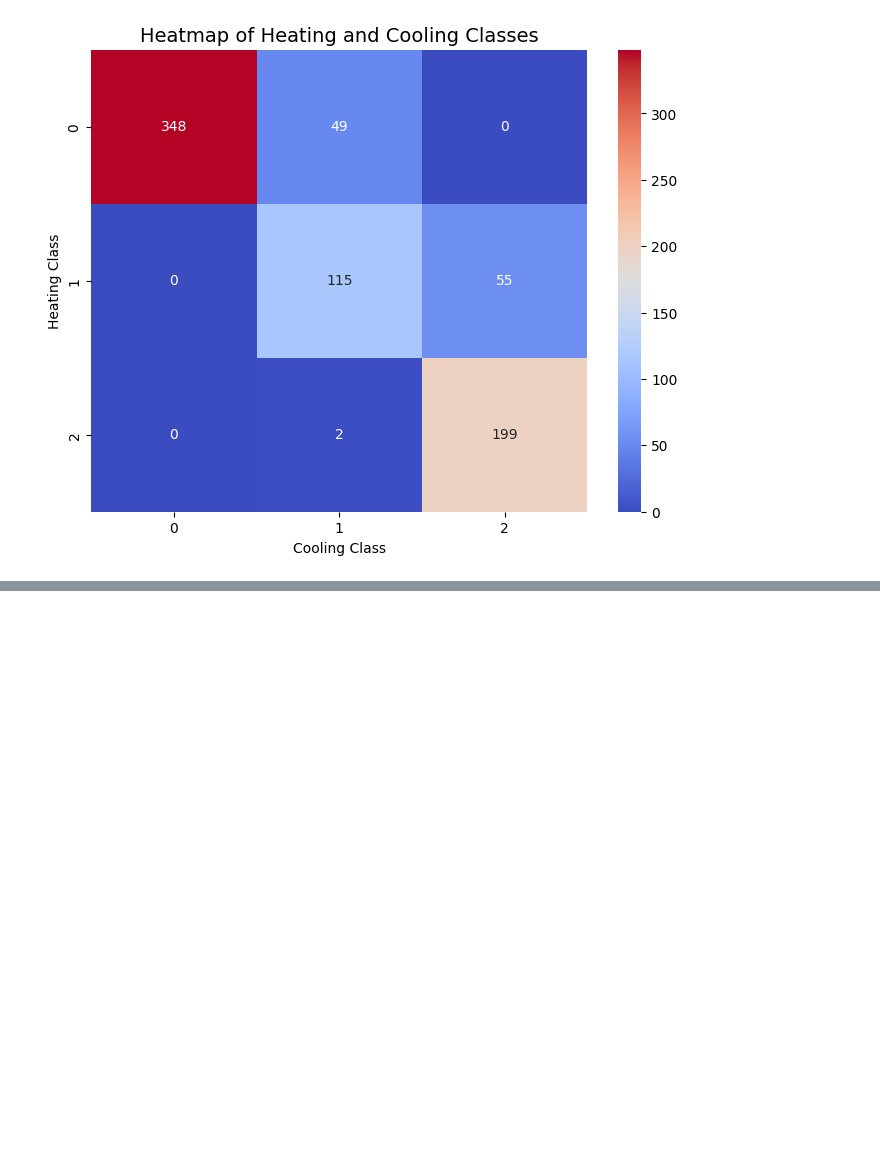
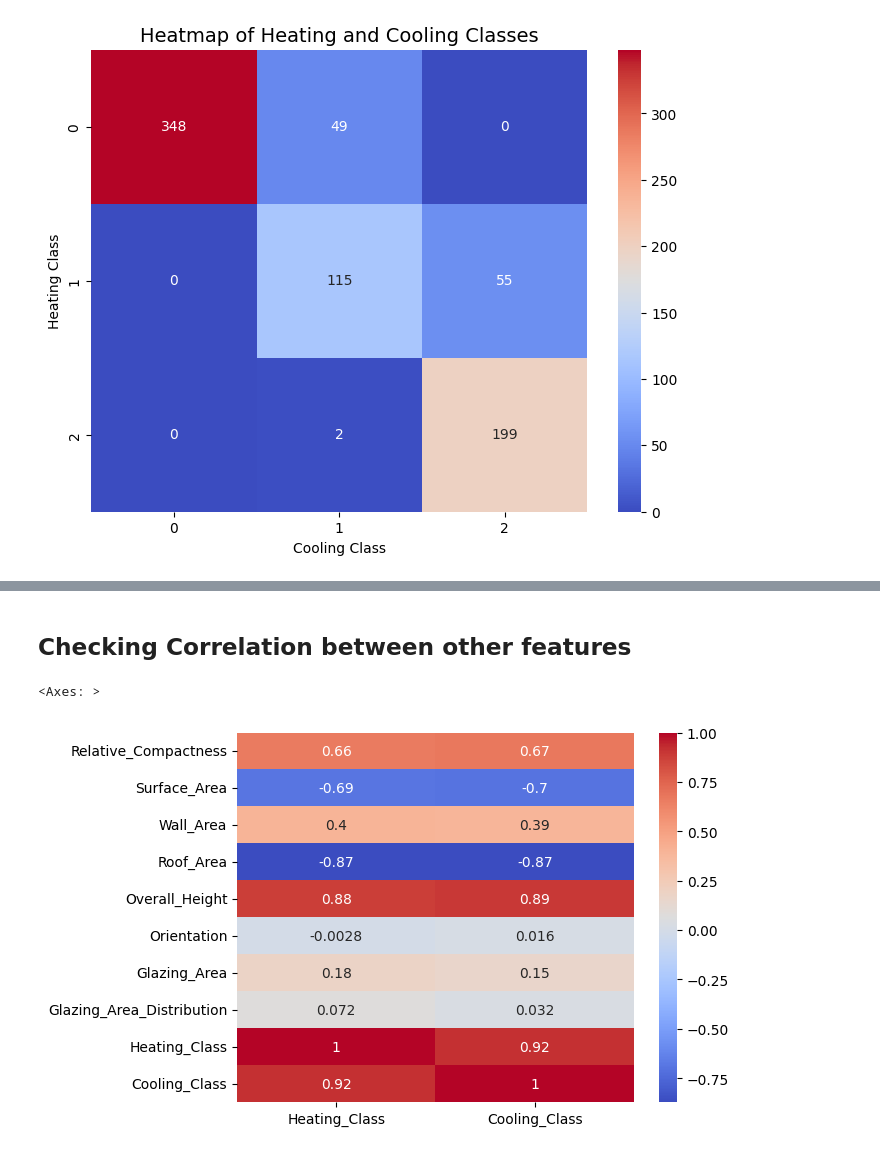
Before and after one commit to ameygawade/DataScience-Kaggle-Energy-efficiency-classification, a Jupyter notebook: multi-ouput-classification-energy-efficiency.ipynb, the cells around one changed output, grey strips where cells are left out. Saved outputs shown, nothing was run; the diff lists cells and outputs as text; code cells hidden in the pictures; blank space fills up the shorter version.

```diff
--- a/multi-ouput-classification-energy-efficiency.ipynb
+++ b/multi-ouput-classification-energy-efficiency.ipynb
@@ -419,0 +432,13 @@ plt.show()
+# %% [markdown]
+## Checking Correlation between other features
+# %%
+import matplotlib.pyplot as plt
+
+import seaborn as sns
+
+correlation = df.drop(columns=['Heating_Load', 'Cooling_Load']).corr()[['Heating_Class', 'Cooling_Class']]
+
+sns.heatmap(correlation, annot=True, cmap='coolwarm')
+# %% [output]
+<Axes: >
+[figure, added]
```
Also changed, not shown: parts of 27 cells of this notebook.
